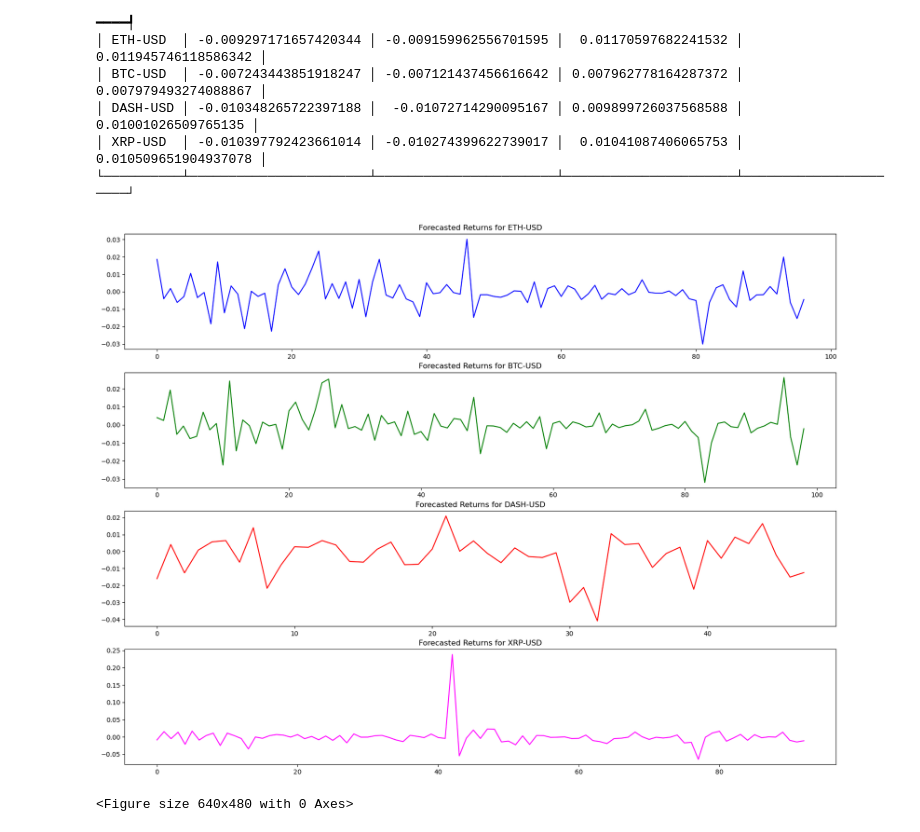
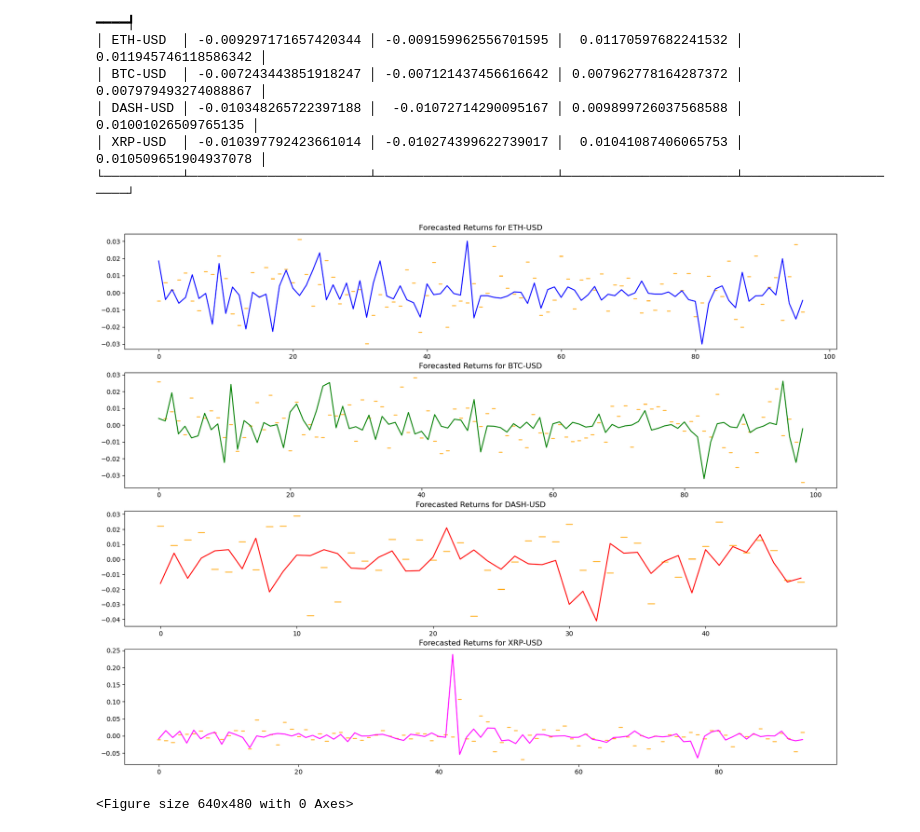
Before and after one commit to SimoneNicosanti/MPSMF_Project, a Jupyter notebook: Progetto.ipynb, the cells around one changed output. Drawn from its saved outputs; the diff is of its cells as text; code cells hidden in the pictures.

Commit message:
Prediction intervals
Co-authored-by: Edoardo Manenti <EdoMan000@users.noreply.github.com>

```diff
--- a/Progetto.ipynb
+++ b/Progetto.ipynb
@@ -1314,51 +1300,59 @@ for crypto in cryptoList :
     i = 0
     for testNum in range(N_TESTS):
         # Create a GARCH model and fit it to the data
-        model = arch_model(tempCryptoDiff)
-        results = model.fit(disp='off')  # Setting disp to 'off' to suppress convergence messages
+        garchModel = arch_model(tempCryptoDiff)
+        results = garchModel.fit(disp='off')  # Setting disp to 'off' to suppress convergence messages
         # Forecast the next period's conditional variance
-        forecast = results.forecast(horizon=1)
+        garchForecast = results.forecast(horizon=1)
         # Extract the forecasted conditional variance
-        forecasted_variance = forecast.variance.values[-1, :][0]
-        forecasted_mean = forecast.mean.values[-1, :][0]
+        forecastedVariance = garchForecast.variance.values[-1, :][0]
+        #forecastedMean = garchForecast.mean.values[-1, :][0]
+
+        armaModel = ARIMA(tempCryptoDiff).fit()
+        forecastedMean = armaModel.get_forecast(1).predicted_mean
+        # print(forecastedMean)
 
 #TODO -> SIMULARE MOLTISSIME VOLTE E POI FARE LA MEDIA:
         #su ogni tempo generare quantili empirici e arrivare alle BANDE DI PREDIZIONE
         quantList_25 = []
         quantList_75 = []
         for _ in range(NUM_SAMPLES):
             #TODO mettere i residui o i dati di training
-            bootstrapSample = np.random.choice(a=tempCryptoDiff, size=int(residualsDict[crypto].shape[0]*2/3), replace=True)
-            quantList_25.append(np.quantile(a=bootstrapSample, q=0.25))
-            quantList_75.append(np.quantile(a=bootstrapSample, q=0.75))
+            bootstrapSample = np.random.choice(a = residualsDict[crypto]["Resid"], size = int(residualsDict[crypto].shape[0]*2/3), replace=True)
+            quantList_25.append(np.quantile(a = bootstrapSample, q = 0.25))
+            quantList_75.append(np.quantile(a = bootstrapSample, q = 0.75))
+
+        prediction = np.random.normal(loc = forecastedMean, scale = np.sqrt(forecastedVariance))
 
         quantMean_25 = np.mean(quantList_25)
         quantMean_75 = np.mean(quantList_75)
 
         # plt.scatter(x, y_true, label='Dati reali', color='blue', alpha=0.5)
         # plt.plot(i, y_pred, label='revisioni', color='orange')
-        xArray = np.arange(i - 0.25, i + 0.25, 0.01)
-        #axs[axsIndex].fill_between(xArray, [forecasted_mean - quantList_25 * forecasted_variance] * int(len(xArray)), [forecasted_mean + quantMean_75 * forecasted_variance] * int(len(xArray)), color='orange', alpha=0.2, label='Bande di predizione')
+        x_array = np.arange(i - 0.25, i + 0.25, 0.01)
+        y1_array = np.full(len(x_array), prediction - quantMean_25 * np.sqrt(forecastedVariance))
+        y2_array = np.full(len(x_array), prediction + quantMean_75 * np.sqrt(forecastedVariance))
+        axs[axsIndex].fill_between(x_array, y1_array, y2_array, color='orange', alpha=1, label='Bande di predizione')
 
         # Update your time series with the simulated return for the next period
         tempCryptoDiff.loc[tempCryptoDiff.shape[0]] = testCryptoDiffDict[crypto]["Diff"].iloc[i]
 
         i += 1
 
     axs[axsIndex].plot(testCryptoDiffDict[crypto]["Diff"], color = colors[axsIndex])
     #axs[axsIndex].plot(np.arange(0, N_TESTS, 1), predictions, color = "black")
     axs[axsIndex].set_title("Forecasted Returns for " + crypto)
     axsIndex += 1
 
 plt.show()
 plt.clf()
 
 #TODO plot the actual variance
 # plt.plot(testCryptoDiffDict["ETH-USD"]["QuadDiff"])
 # plt.plot(np.arange(0, N_TESTS, 1), predictions)
 # plt.show()
 # %% [output]
-[figure, old version]
+[figure, new version]
 <Figure size 640x480 with 0 Axes>
 # %%
 #TODO ETHEREUM rigetta lijungbox -> PROVARE: ARMA sui rendimenti / GARCH sui residui del modello ARMA
```
Also changed, not shown: parts of 4 cells of this notebook.
